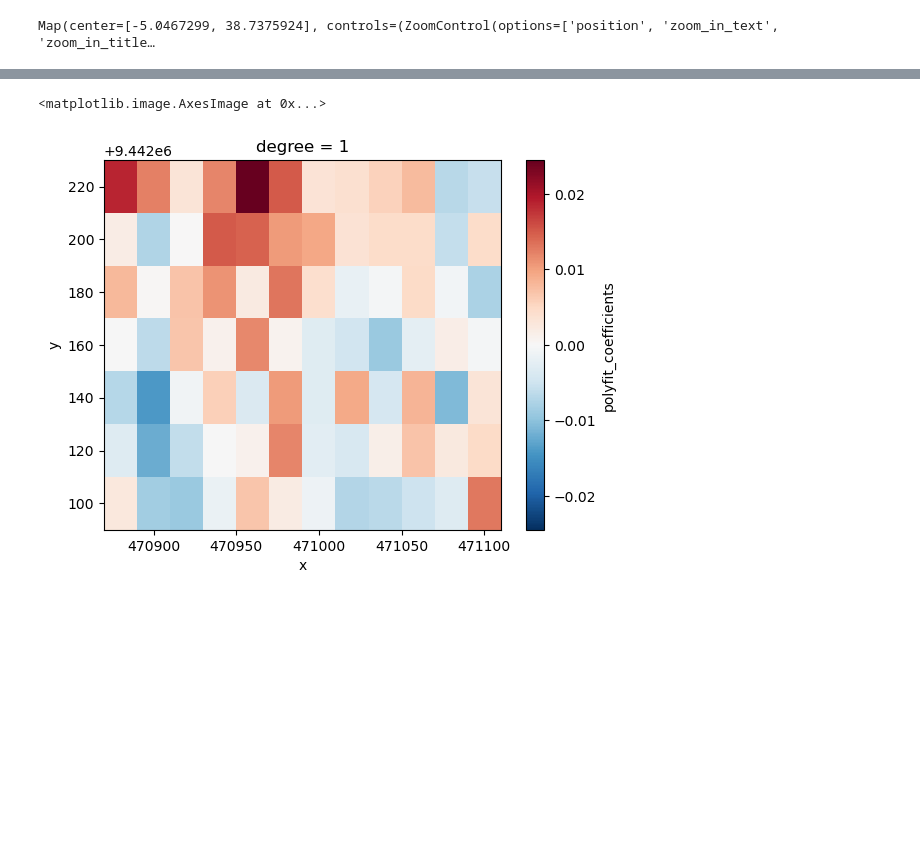
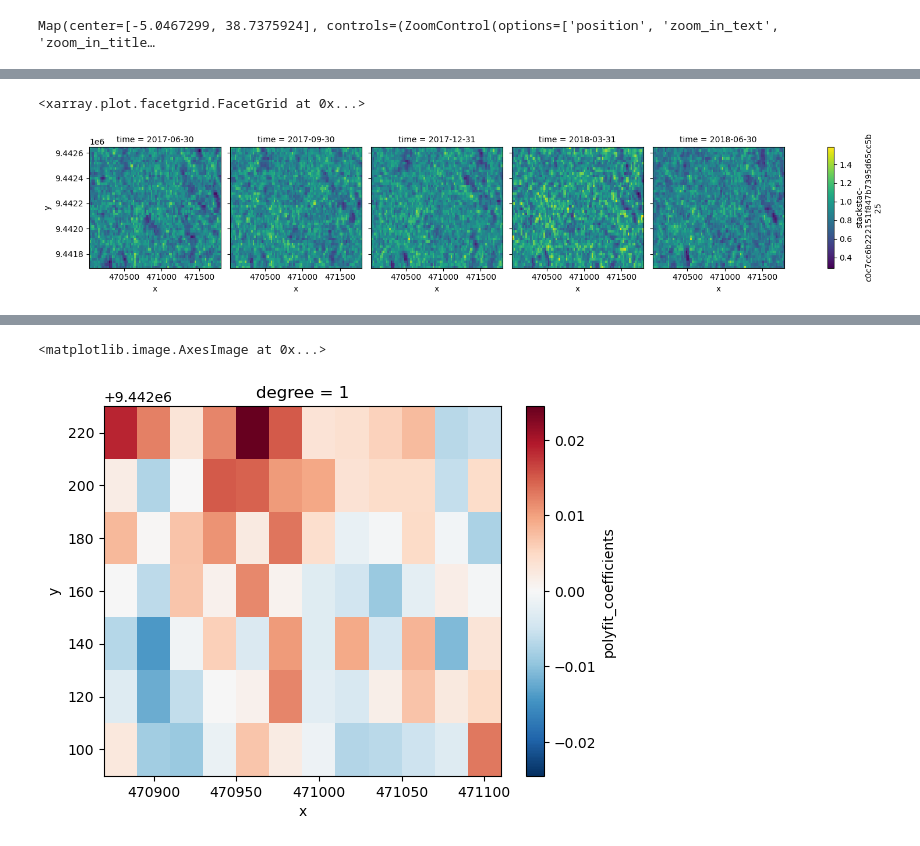
Before and after one commit to adlai-nelson/geog313-final-project, a Jupyter notebook: analysis.ipynb, the cells around one changed output, grey strips where cells are left out. Cells and saved outputs as stored; diff of their text form; code cells hidden in the pictures; blank space fills up the shorter version.

```diff
--- a/analysis.ipynb
+++ b/analysis.ipynb
@@ -100,0 +66,6 @@ index.isel(time=30).plot.imshow()
+# %%
+index = utils.calculate_index(composite, "RVI")
+index.isel(time=[9, 10, 11, 12, 13]).plot.imshow(col="time", col_wrap=5)
+# %% [output]
+<xarray.plot.facetgrid.FacetGrid at 0x...>
+[figure, added]
```
Also changed, not shown: parts of 18 cells of this notebook, 1 other file.
